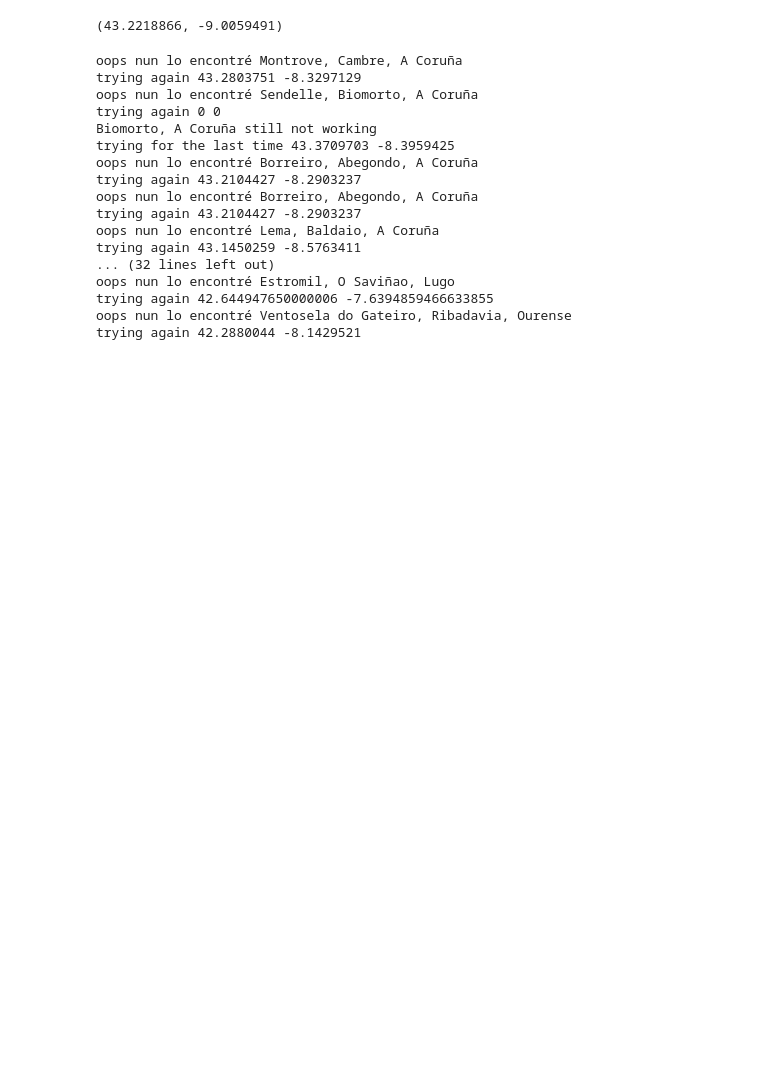
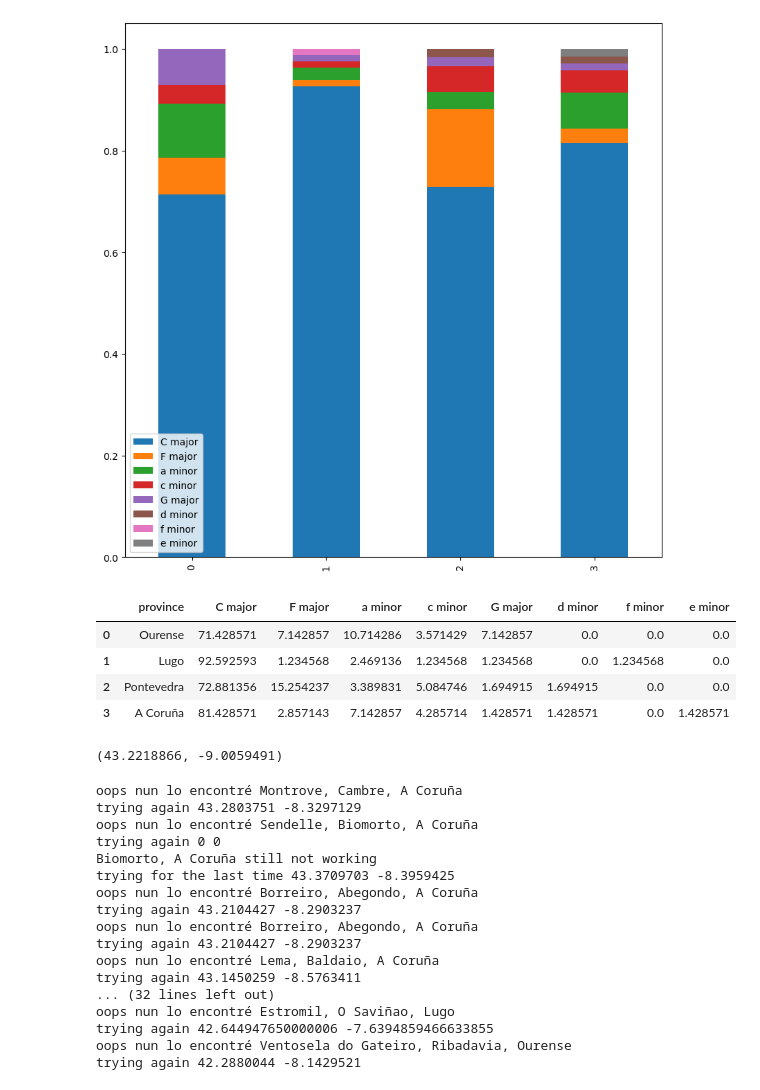
Before and after one commit to iferco/GMD-classification, a Jupyter notebook: testing/map_prueba.ipynb, the cells around one changed output. Cells and saved outputs as stored; diff of their text form; code cells hidden in the pictures; blank space fills up the shorter version.

```diff
--- a/testing/map_prueba.ipynb
+++ b/testing/map_prueba.ipynb
@@ -51,3 +190,69 @@ df
+# %%
+#Now I will get the total number of muiñeiras in each province
+total_ourense=get_total('Ourense')
+total_lugo=get_total('Lugo')
+total_pontevedra=get_total('Pontevedra')
+total_coruña=get_total('A Coruña')
+#Now I will get the percentage of each key in each province
+#Ourense
+df2['C major'][0]=df2['C major'][0]/total_ourense
+df2['F major'][0]=df2['F major'][0]/total_ourense
+df2['a minor'][0]=df2['a minor'][0]/total_ourense
+df2['c minor'][0]=df2['c minor'][0]/total_ourense
+df2['G major'][0]=df2['G major'][0]/total_ourense
+df2['d minor'][0]=df2['d minor'][0]/total_ourense
+df2['f minor'][0]=df2['f minor'][0]/total_ourense
+df2['e minor'][0]=df2['e minor'][0]/total_ourense
+#Lugo
+df2['C major'][1]=df2['C major'][1]/total_lugo
+df2['F major'][1]=df2['F major'][1]/total_lugo
+df2['a minor'][1]=df2['a minor'][1]/total_lugo
+df2['c minor'][1]=df2['c minor'][1]/total_lugo
+df2['G major'][1]=df2['G major'][1]/total_lugo
+df2['d minor'][1]=df2['d minor'][1]/total_lugo
+df2['f minor'][1]=df2['f minor'][1]/total_lugo
+df2['e minor'][1]=df2['e minor'][1]/total_lugo
+#Pontevedra
+df2['C major'][2]=df2['C major'][2]/total_pontevedra
+df2['F major'][2]=df2['F major'][2]/total_pontevedra
+df2['a minor'][2]=df2['a minor'][2]/total_pontevedra
+df2['c minor'][2]=df2['c minor'][2]/total_pontevedra
+df2['G major'][2]=df2['G major'][2]/total_pontevedra
+df2['d minor'][2]=df2['d minor'][2]/total_pontevedra
+df2['f minor'][2]=df2['f minor'][2]/total_pontevedra
+df2['e minor'][2]=df2['e minor'][2]/total_pontevedra
+#A Coruña
+df2['C major'][3]=df2['C major'][3]/total_coruña
+df2['F major'][3]=df2['F major'][3]/total_coruña
+df2['a minor'][3]=df2['a minor'][3]/total_coruña
+df2['c minor'][3]=df2['c minor'][3]/total_coruña
+df2['G major'][3]=df2['G major'][3]/total_coruña
+df2['d minor'][3]=df2['d minor'][3]/total_coruña
+df2['f minor'][3]=df2['f minor'][3]/total_coruña
+df2['e minor'][3]=df2['e minor'][3]/total_coruña
+#Now I will plot the data
+df2.plot(kind='bar', stacked=True, figsize=(10,10))
+plt.show()
+#also multiply by 100 to get the percentage except for the province column
+df2['C major']=df2['C major']*100
+df2['F major']=df2['F major']*100
+df2['a minor']=df2['a minor']*100
+df2['c minor']=df2['c minor']*100
+df2['G major']=df2['G major']*100
+df2['d minor']=df2['d minor']*100
+df2['f minor']=df2['f minor']*100
+df2['e minor']=df2['e minor']*100
+
+
+df2
+df2
+# %% [output]
+[figure, added]
+|  | province | C major | F major | a minor | c minor | G major | d minor | f minor | e minor |
+| 0 | Ourense | 71.428571 | 7.142857 | 10.714286 | 3.571429 | 7.142857 | 0.0 | 0.0 | 0.0 |
+| 1 | Lugo | 92.592593 | 1.234568 | 2.469136 | 1.234568 | 1.234568 | 0.0 | 1.234568 | 0.0 |
+| 2 | Pontevedra | 72.881356 | 15.254237 | 3.389831 | 5.084746 | 1.694915 | 1.694915 | 0.0 | 0.0 |
+| 3 | A Coruña | 81.428571 | 2.857143 | 7.142857 | 4.285714 | 1.428571 | 1.428571 | 0.0 | 1.428571 |
 # %%
 #Coordenadas
 #"Lugo, A Fonsagrada"
```
Also changed, not shown: parts of 11 cells of this notebook, 3 other files.
